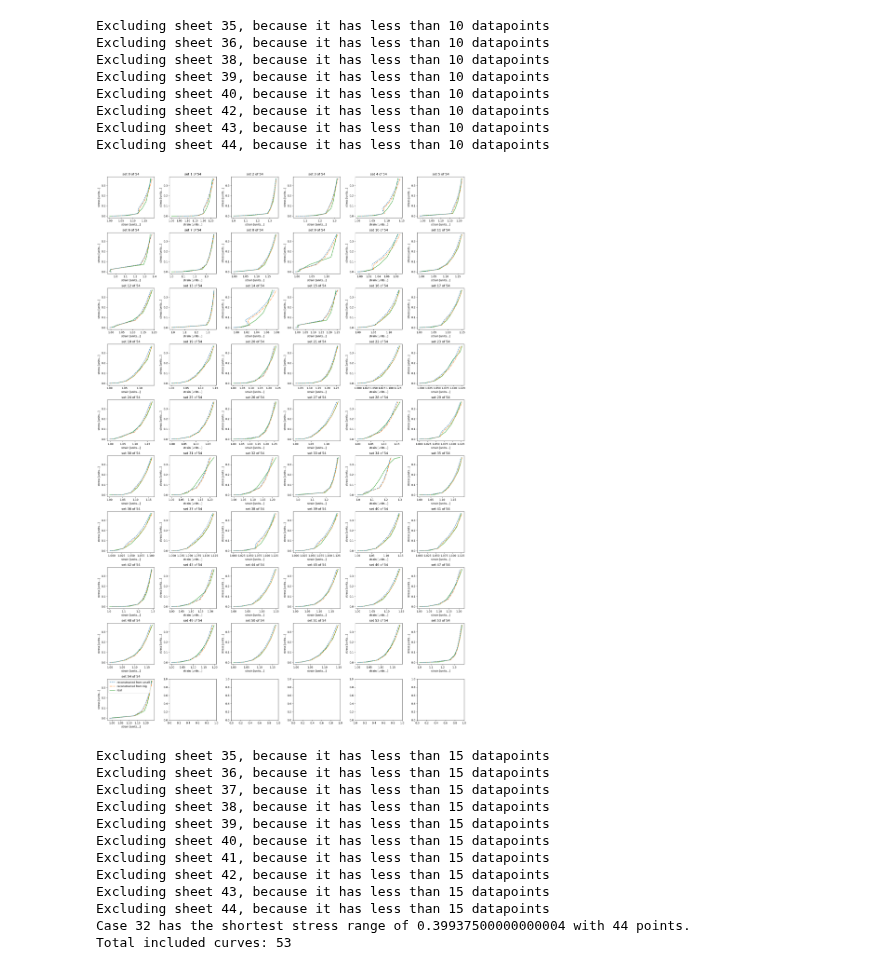
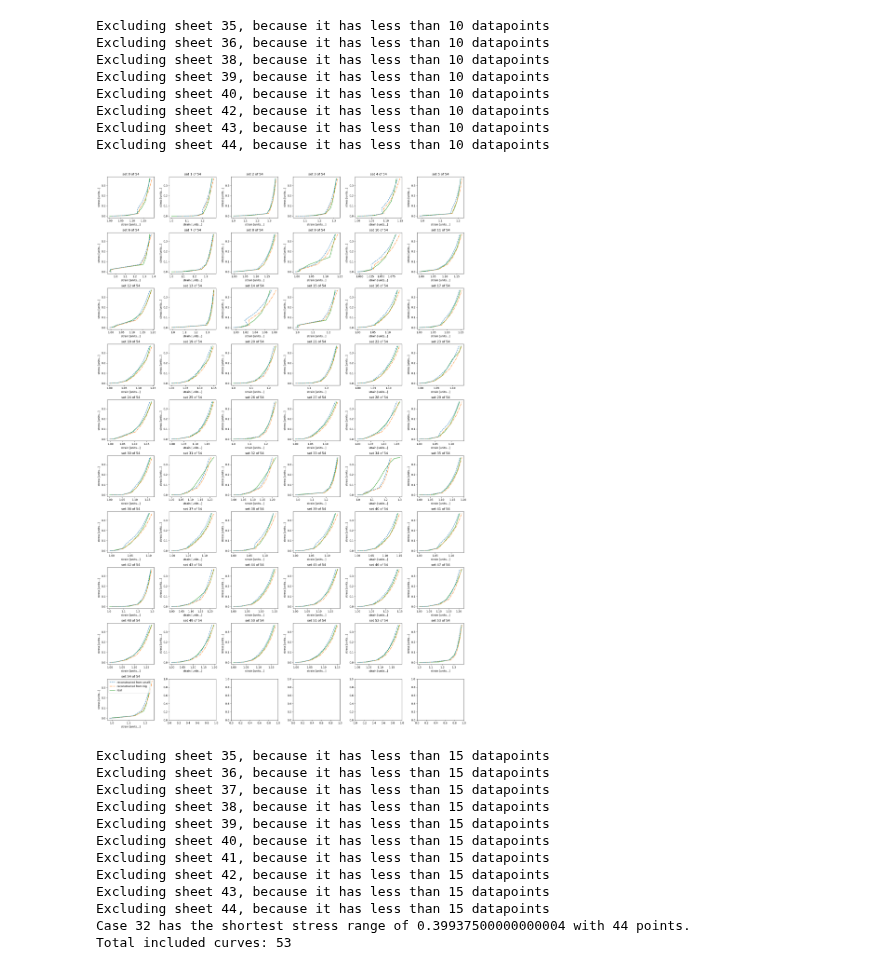
Before and after one commit to siemdejong/skinstression, a Jupyter notebook: notebooks/6-sjg-PCA_test_information_leakage.ipynb, the cells around one changed output. Drawn from its saved outputs; the diff is of its cells as text; code cells hidden in the pictures.

```diff
--- a/notebooks/6-sjg-PCA_test_information_leakage.ipynb
+++ b/notebooks/6-sjg-PCA_test_information_leakage.ipynb
@@ -60,35 +60,35 @@ scores_small = pca_small.explained_variance_
 mean_small = pca_small.mean_
 
 # transformed_X = pca.transform(X[2].reshape(-1, df_list[idx_smallest_stress_range]['Strain'].shape[0])).flatten()
 transformed_X_from_big = pca_big.transform(X)
 reconstructed_x_from_small = pca_small.inverse_transform(transformed_X_from_big)
 
 transformed_X_from_small = pca_small.transform(X)
-reconstructed_x_from_big = pca_big.inverse_transform(transformed_X_from_big)
+reconstructed_x_from_big = pca_big.inverse_transform(transformed_X_from_small)
 
 fig, axs = plt.subplots(10, 6, figsize=(20, 30))
 
 for i, (data, ax) in enumerate(zip(X, axs.flat)):
     ax.plot(reconstructed_x_from_small[i], df_list[idx_smallest_stress_range]['Stress'], '--', label='reconstructed from small', zorder=3)
     ax.plot(reconstructed_x_from_big[i], df_list[idx_smallest_stress_range]['Stress'], '-.', label='reconstructed from big', zorder=2)
     ax.plot(data, df_list[idx_smallest_stress_range]['Stress'], '-', label='real', zorder=1)
     ax.set_xlabel('strain [units...]')
     ax.set_ylabel('stress [units...]')
     ax.set_title(f'set {i} of {X.shape[0] - 1}')
 
 ax.legend()
 plt.tight_layout()
 plt.show()
 # %% [output]
 Excluding sheet 35, because it has less than 10 datapoints
 Excluding sheet 36, because it has less than 10 datapoints
 Excluding sheet 38, because it has less than 10 datapoints
 Excluding sheet 39, because it has less than 10 datapoints
 Excluding sheet 40, because it has less than 10 datapoints
 Excluding sheet 42, because it has less than 10 datapoints
 Excluding sheet 43, because it has less than 10 datapoints
 Excluding sheet 44, because it has less than 10 datapoints
-[figure, old version]
+[figure, new version]
 # %%
 def calculate_smallest_range(stop: Optional[int] = None):
     """
```
